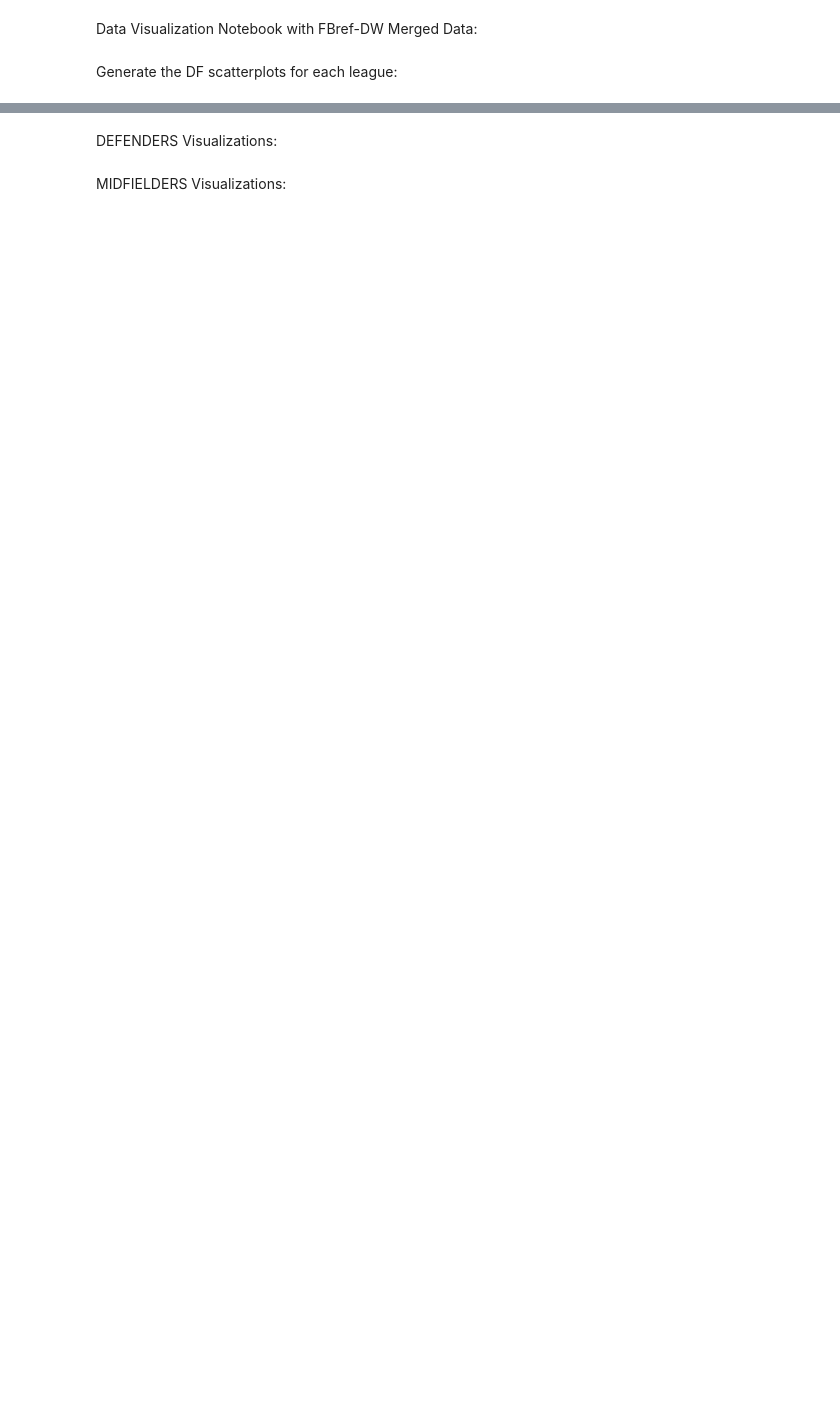
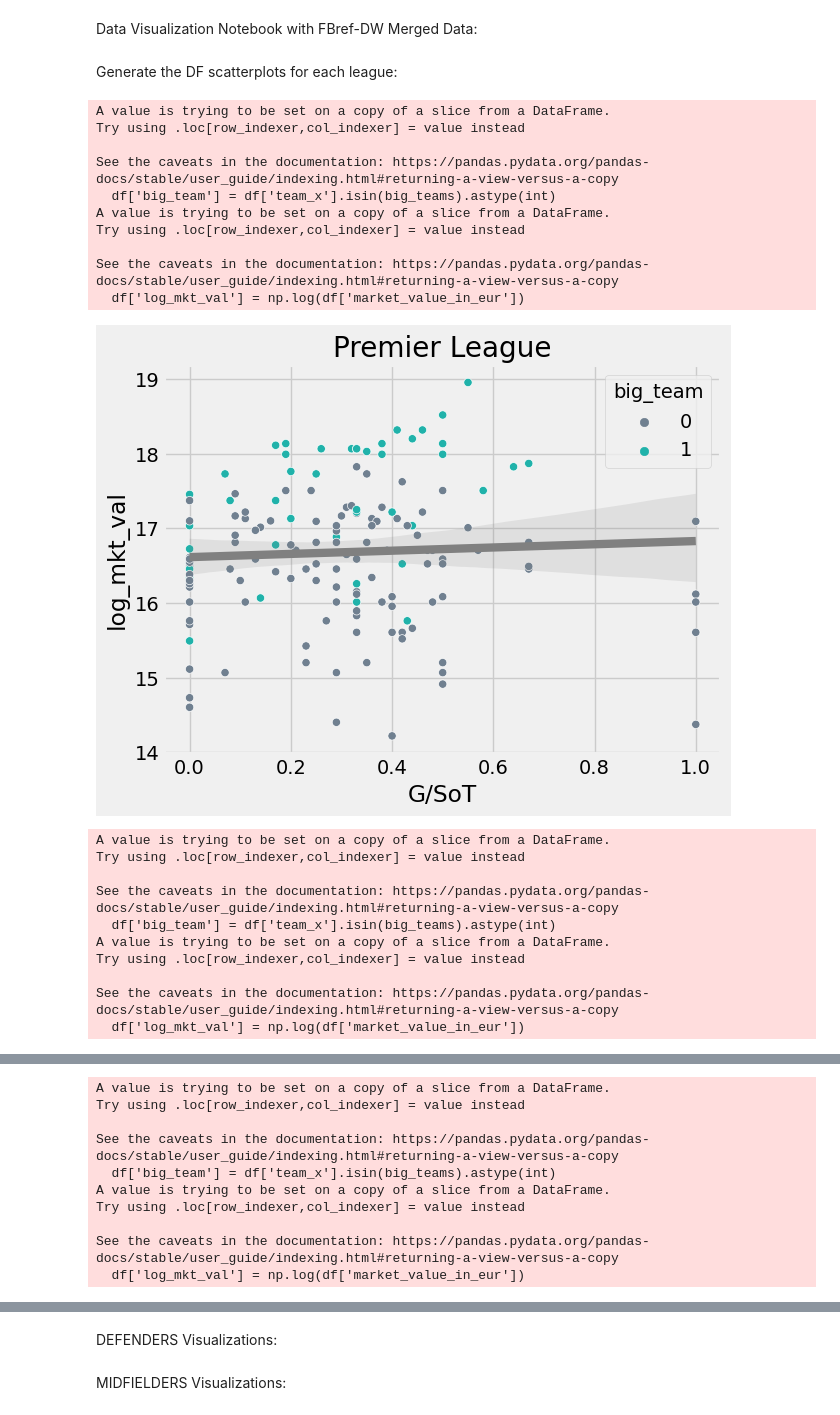
Before and after one commit to cmartins2001/player-valuation-model, a Jupyter notebook: data_visualizations.ipynb, the cells around one changed output, grey strips where cells are left out. Saved outputs shown, nothing was run; the diff lists cells and outputs as text; code cells hidden in the pictures; blank space fills up the shorter version.

Commit message:
getting stats with cool patterns for each league in the 22/23 seasons. these will comprise the chart of scatterplots that i wanted to make. looking good right now.

```diff
--- a/data_visualizations.ipynb
+++ b/data_visualizations.ipynb
@@ -6,11 +6,14 @@ import os
 import matplotlib.pyplot as plt
 import seaborn as so
 import numpy as np
+# Graph output styling from matplotlib:
+plt.style.use('fivethirtyeight')
 # %%
 # Global variables:
 repo_dir = os.getcwd()  # Directory of the notebook
 source_data_dir = os.path.join(repo_dir, 'fbref-dw-merges')
 league_ids = ['ENG-Premier League', 'ESP-La Liga', 'FRA-Ligue 1', 'ITA-Serie A'] # For league-level iteration
+league_names = ['Premier League', 'La Liga', 'Ligue 1', 'Serie A']
 seasons = [1718, 1819, 1920, 2021, 2122, 2223]
 
 # Create a statistics dictionary for the DEF category:
@@ -24,7 +27,7 @@ df_stat_dict = {'MP': 'mean',         # total matches played
                   'Blocks.1' : 'mean', # total blocks
                   'Sh.3': 'mean',      # total shots blocked
                   'market_value_in_eur': 'mean',
-                  'big_6' : 'mean'     # big 6 dummy
+                  'big_team' : 'mean'     # big 6 dummy
                   }
 
 # Create a statistics dictionary for the MID category:
@@ -44,7 +47,7 @@ mf_stat_dict = {'MP': 'mean',          # total matches played
                   'Tkl%': 'mean',       # successful tackle rate
                   'PrgC.1': 'mean',     # total progressive carries
                   'market_value_in_eur': 'mean',
-                  'big_6' : 'mean'     # big 6 dummy
+                  'big_team' : 'mean'     # big 6 dummy
                   }
 
 # Create a statistics dictionary for the FW category:
@@ -64,7 +67,7 @@ fw_stat_dict = {'MP': 'mean',           # total matches played
                   'Crs': 'mean',        # total crosses
                   'GCA90': 'mean',
                   'market_value_in_eur': 'mean',
-                  'big_6' : 'mean'     # big 6 dummy
+                  'big_team' : 'mean'     # big 6 dummy
                   }
 
 # Stat column lists by position:
@@ -73,3 +76,13 @@ mf_stat_cols = [key for key in mf_stat_dict]
 fw_stat_cols = [key for key in fw_stat_dict]
 # List of these lists:
 stats_lists = [df_stat_cols, mf_stat_cols, fw_stat_cols]
+
+# "Big Team" list:
+big_teams = ['Arsenal', 'Manchester City', 'Manchester Utd', 'Tottenham', 'Chelsea', 'Liverpool', 'Real Madrid', 'Barcelona', 'Atlético Madrid', 'Paris S-G', 'Juventus', 'Milan', 'Inter']
+
+# Seaborn pallette dictionaries
+def_hue_colors = {0 : 'slategrey', 1 : 'goldenrod'}
+mf_hue_colors = {0 : 'slategrey', 1 : 'lightseagreen'}
+fw_hue_colors = {0 : 'slategrey', 1 : 'dodgerblue'}
+# List of these dictionaries:
+hue_dicts = [def_hue_colors, mf_hue_colors, fw_hue_colors]
@@ -86,3 +151,28 @@ def import_merged_data(league):
 league_dfs = [import_merged_data(league) for league in league_ids]
 # %% [markdown]
 Generate the DF scatterplots for each league:
+# %%
+# Plot a statistic for each league for a position:
+position_stat_plots(league_dfs, 'FW', 2223, 'G/SoT', mf_hue_colors)
+# %% [output]
+A value is trying to be set on a copy of a slice from a DataFrame.
+Try using .loc[row_indexer,col_indexer] = value instead
+
+See the caveats in the documentation: https://pandas.pydata.org/pandas-docs/stable/user_guide/indexing.html#returning-a-view-versus-a-copy
+  df['big_team'] = df['team_x'].isin(big_teams).astype(int)
+A value is trying to be set on a copy of a slice from a DataFrame.
+Try using .loc[row_indexer,col_indexer] = value instead
+
+See the caveats in the documentation: https://pandas.pydata.org/pandas-docs/stable/user_guide/indexing.html#returning-a-view-versus-a-copy
+  df['log_mkt_val'] = np.log(df['market_value_in_eur'])
+[figure, added]
+A value is trying to be set on a copy of a slice from a DataFrame.
+Try using .loc[row_indexer,col_indexer] = value instead
+
+See the caveats in the documentation: https://pandas.pydata.org/pandas-docs/stable/user_guide/indexing.html#returning-a-view-versus-a-copy
+  df['big_team'] = df['team_x'].isin(big_teams).astype(int)
+A value is trying to be set on a copy of a slice from a DataFrame.
+Try using .loc[row_indexer,col_indexer] = value instead
+
+See the caveats in the documentation: https://pandas.pydata.org/pandas-docs/stable/user_guide/indexing.html#returning-a-view-versus-a-copy
+  df['log_mkt_val'] = np.log(df['market_value_in_eur'])
@@ -88,0 +180,10 @@ Generate the DF scatterplots for each league:
+A value is trying to be set on a copy of a slice from a DataFrame.
+Try using .loc[row_indexer,col_indexer] = value instead
+
+See the caveats in the documentation: https://pandas.pydata.org/pandas-docs/stable/user_guide/indexing.html#returning-a-view-versus-a-copy
+  df['big_team'] = df['team_x'].isin(big_teams).astype(int)
+A value is trying to be set on a copy of a slice from a DataFrame.
+Try using .loc[row_indexer,col_indexer] = value instead
+
+See the caveats in the documentation: https://pandas.pydata.org/pandas-docs/stable/user_guide/indexing.html#returning-a-view-versus-a-copy
+  df['log_mkt_val'] = np.log(df['market_value_in_eur'])
```
Also changed, not shown: parts of 5 cells of this notebook.
